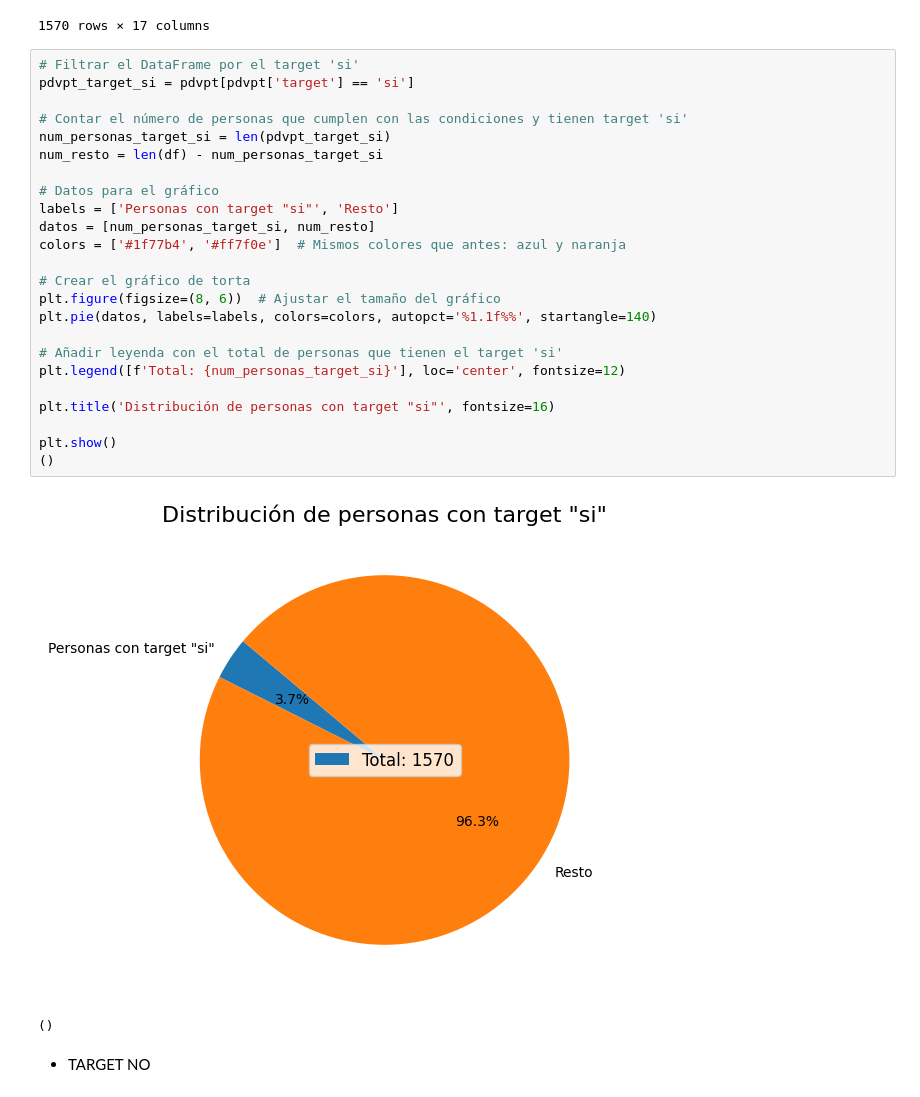
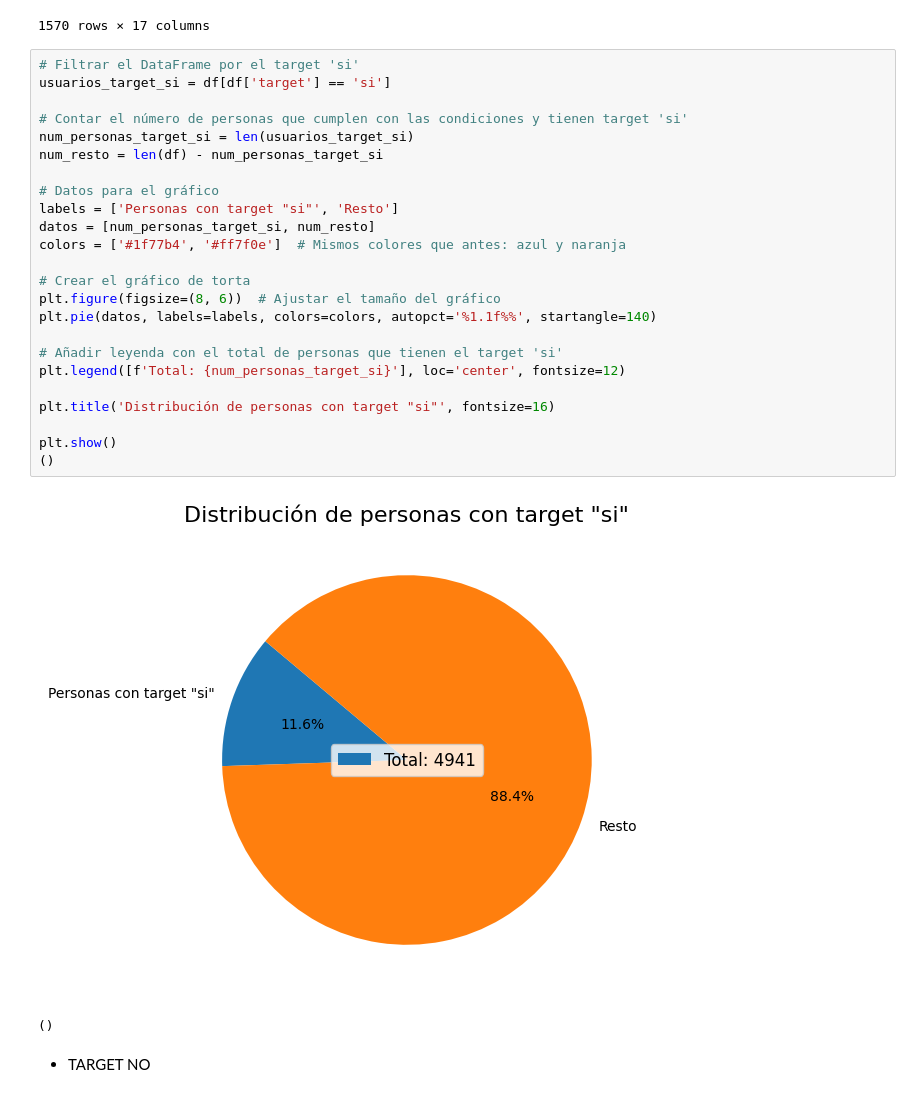
Before and after one commit to guillem-edo/AMACOR_Depositos, a Jupyter notebook: DATA/EDA/EDA.ipynb, the cells around one changed output. Saved outputs shown, nothing was run; the diff lists cells and outputs as text.

```diff
--- a/DATA/EDA/EDA.ipynb
+++ b/DATA/EDA/EDA.ipynb
@@ -441,30 +441,30 @@ pdvpt
 1570 rows × 17 columns
 # %%
 # Filtrar el DataFrame por el target 'si'
-pdvpt_target_si = pdvpt[pdvpt['target'] == 'si']
+usuarios_target_si = df[df['target'] == 'si']
 
 # Contar el número de personas que cumplen con las condiciones y tienen target 'si'
-num_personas_target_si = len(pdvpt_target_si)
+num_personas_target_si = len(usuarios_target_si)
 num_resto = len(df) - num_personas_target_si
 
 # Datos para el gráfico
 labels = ['Personas con target "si"', 'Resto']
 datos = [num_personas_target_si, num_resto]
 colors = ['#1f77b4', '#ff7f0e']  # Mismos colores que antes: azul y naranja
 
 # Crear el gráfico de torta
 plt.figure(figsize=(8, 6))  # Ajustar el tamaño del gráfico
 plt.pie(datos, labels=labels, colors=colors, autopct='%1.1f%%', startangle=140)
 
 # Añadir leyenda con el total de personas que tienen el target 'si'
 plt.legend([f'Total: {num_personas_target_si}'], loc='center', fontsize=12)
 
 plt.title('Distribución de personas con target "si"', fontsize=16)
 
 plt.show()
 ()
 # %% [output]
-[figure, old version]
+[figure, new version]
 ()
 # %% [markdown]
 - TARGET NO
```
Also changed, not shown: parts of 30 cells of this notebook.
